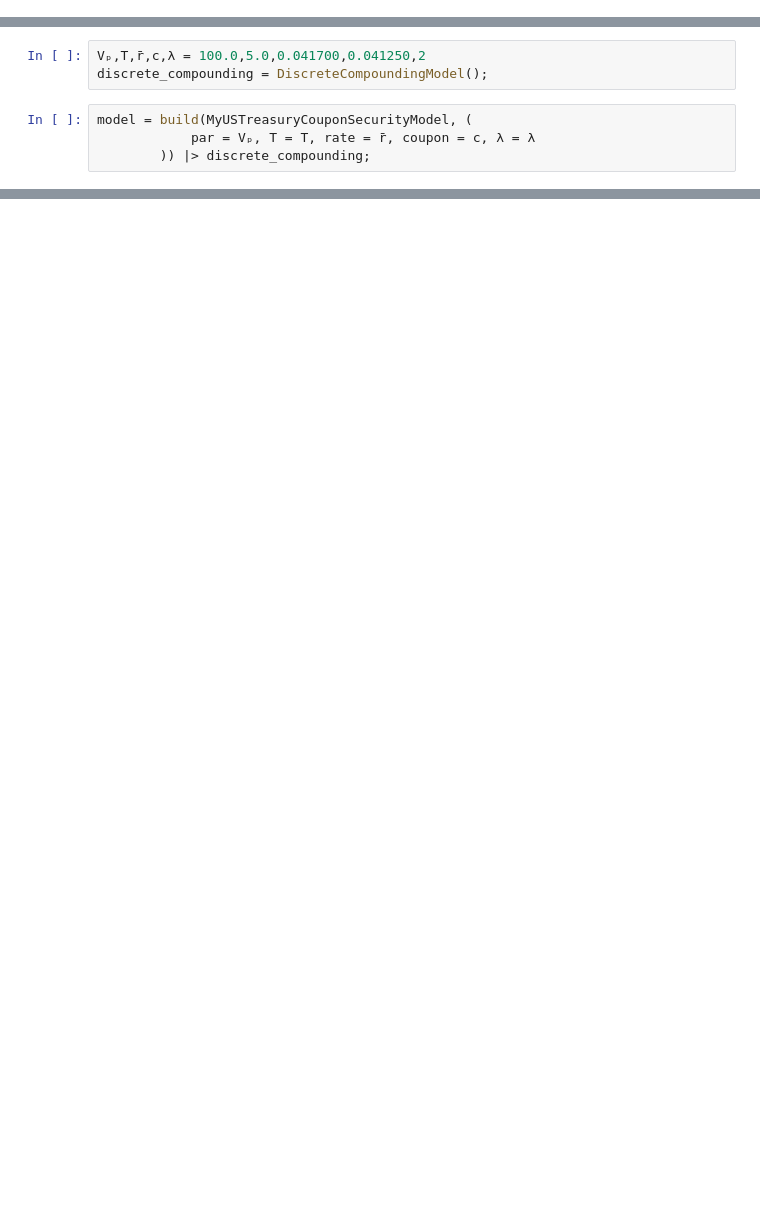
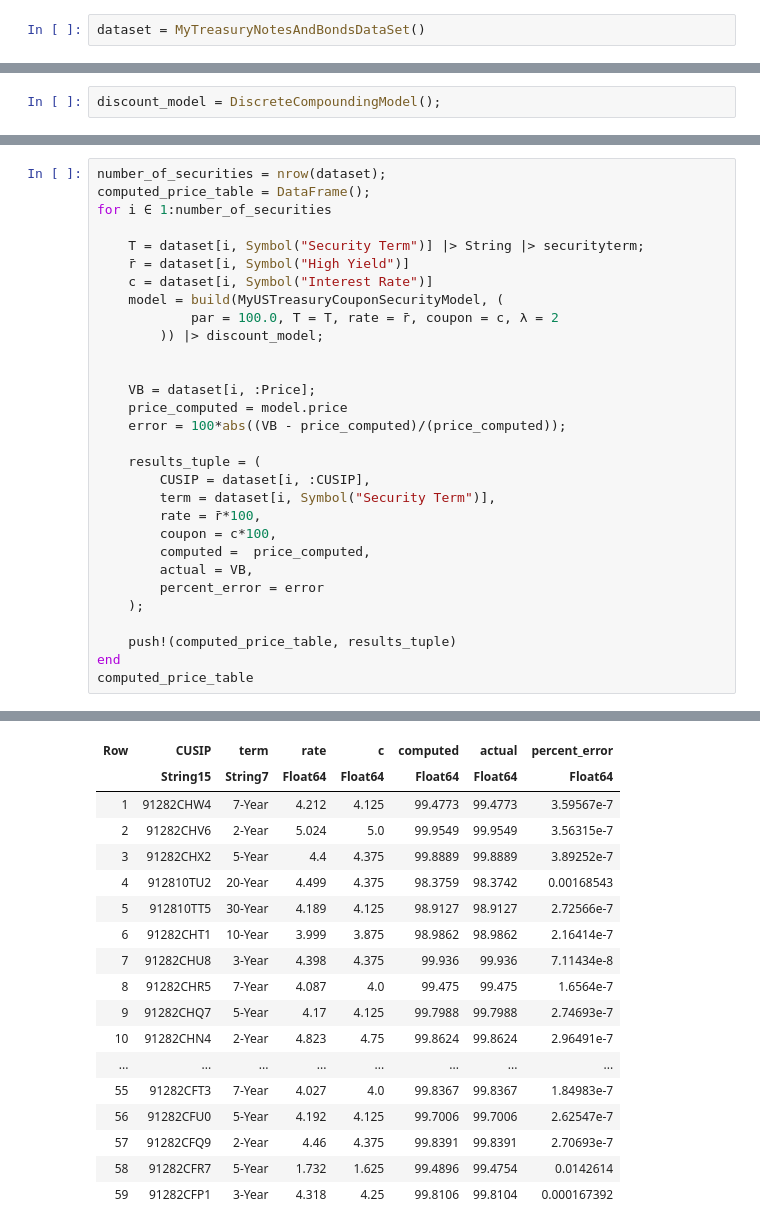
Before and after one commit to varnerlab/CHEME-5660-Examples-F23, a Jupyter notebook: CHEME-5660-L4c-NotesBonds-Fall-2023.ipynb, the cells around one changed output, grey strips where cells are left out. Saved outputs shown, nothing was run; the diff lists cells and outputs as text; blank space fills up the shorter version.

```diff
--- a/CHEME-5660-L4c-NotesBonds-Fall-2023.ipynb
+++ b/CHEME-5660-L4c-NotesBonds-Fall-2023.ipynb
@@ -18,0 +39,2 @@ securityterm (generic function with 1 method)
+# %%
+dataset = MyTreasuryNotesAndBondsDataSet()
@@ -19,7 +66,2 @@ securityterm (generic function with 1 method)
 # %%
-Vₚ,T,r̄,c,λ = 100.0,5.0,0.041700,0.041250,2
-discrete_compounding = DiscreteCompoundingModel();
+discount_model = DiscreteCompoundingModel();
-# %%
-model = build(MyUSTreasuryCouponSecurityModel, (
-            par = Vₚ, T = T, rate = r̄, coupon = c, λ = λ
-        )) |> discrete_compounding;
@@ -29,0 +74,31 @@ model.price
+# %%
+number_of_securities = nrow(dataset);
+computed_price_table = DataFrame();
+for i ∈ 1:number_of_securities
+
+    T = dataset[i, Symbol("Security Term")] |> String |> securityterm;
+    r̄ = dataset[i, Symbol("High Yield")]
+    c = dataset[i, Symbol("Interest Rate")]
+    model = build(MyUSTreasuryCouponSecurityModel, (
+            par = 100.0, T = T, rate = r̄, coupon = c, λ = 2
+        )) |> discount_model;
+
+
+    VB = dataset[i, :Price];
+    price_computed = model.price
+    error = 100*abs((VB - price_computed)/(price_computed));
+
+    results_tuple = (
+        CUSIP = dataset[i, :CUSIP],
+        term = dataset[i, Symbol("Security Term")],
+        rate = r̄*100,
+        coupon = c*100,
+        computed =  price_computed,
+        actual = VB,
+        percent_error = error
+    );
+
+    push!(computed_price_table, results_tuple)
+end
+computed_price_table
+# %% [output]
@@ -29,0 +107,18 @@ model.price
+| Row | CUSIP | term | rate | c | computed | actual | percent_error |
+|  | String15 | String7 | Float64 | Float64 | Float64 | Float64 | Float64 |
+| 1 | 91282CHW4 | 7-Year | 4.212 | 4.125 | 99.4773 | 99.4773 | 3.59567e-7 |
+| 2 | 91282CHV6 | 2-Year | 5.024 | 5.0 | 99.9549 | 99.9549 | 3.56315e-7 |
+| 3 | 91282CHX2 | 5-Year | 4.4 | 4.375 | 99.8889 | 99.8889 | 3.89252e-7 |
+| 4 | 912810TU2 | 20-Year | 4.499 | 4.375 | 98.3759 | 98.3742 | 0.00168543 |
+| 5 | 912810TT5 | 30-Year | 4.189 | 4.125 | 98.9127 | 98.9127 | 2.72566e-7 |
+| 6 | 91282CHT1 | 10-Year | 3.999 | 3.875 | 98.9862 | 98.9862 | 2.16414e-7 |
+| 7 | 91282CHU8 | 3-Year | 4.398 | 4.375 | 99.936 | 99.936 | 7.11434e-8 |
+| 8 | 91282CHR5 | 7-Year | 4.087 | 4.0 | 99.475 | 99.475 | 1.6564e-7 |
+| 9 | 91282CHQ7 | 5-Year | 4.17 | 4.125 | 99.7988 | 99.7988 | 2.74693e-7 |
+| 10 | 91282CHN4 | 2-Year | 4.823 | 4.75 | 99.8624 | 99.8624 | 2.96491e-7 |
+| ... | ... | ... | ... | ... | ... | ... | ... |
+| 55 | 91282CFT3 | 7-Year | 4.027 | 4.0 | 99.8367 | 99.8367 | 1.84983e-7 |
+| 56 | 91282CFU0 | 5-Year | 4.192 | 4.125 | 99.7006 | 99.7006 | 2.62547e-7 |
+| 57 | 91282CFQ9 | 2-Year | 4.46 | 4.375 | 99.8391 | 99.8391 | 2.70693e-7 |
+| 58 | 91282CFR7 | 5-Year | 1.732 | 1.625 | 99.4896 | 99.4754 | 0.0142614 |
+| 59 | 91282CFP1 | 3-Year | 4.318 | 4.25 | 99.8106 | 99.8104 | 0.000167392 |
```
Also changed, not shown: parts of 11 cells of this notebook, 3 other files.
